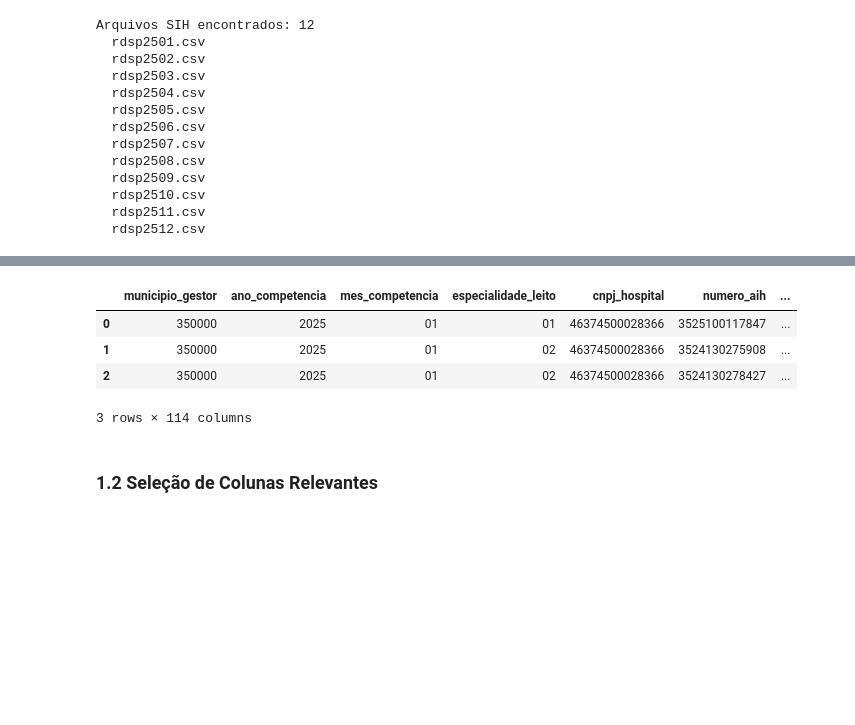
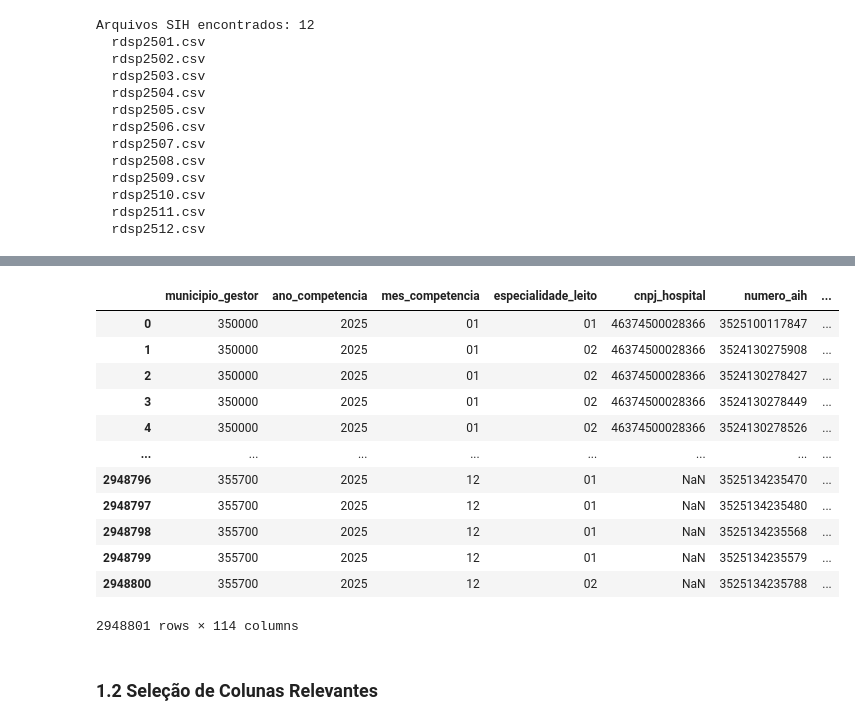
Before and after one commit to Carolina-Silva/TCC, a Jupyter notebook: notebooks/02_etl_ database_integration.ipynb, the cells around one changed output, grey strips where cells are left out. Saved outputs shown, nothing was run; the diff lists cells and outputs as text; code cells hidden in the pictures; blank space fills up the shorter version.

```diff
--- a/notebooks/02_etl_ database_integration.ipynb
+++ b/notebooks/02_etl_ database_integration.ipynb
@@ -105,12 +100,20 @@ SIH carregado: 2,948,801 registros × 114 colunas
 # %%
 # Preview do SIH após renomeação de colunas
-df_sih.head(3)
+df_sih
 # %% [output]
 |  | municipio_gestor | ano_competencia | mes_competencia | especialidade_leito | cnpj_hospital | numero_aih | ... |
 | 0 | 350000 | 2025 | 01 | 01 | 46374500028366 | 3525100117847 | ... |
 | 1 | 350000 | 2025 | 01 | 02 | 46374500028366 | 3524130275908 | ... |
 | 2 | 350000 | 2025 | 01 | 02 | 46374500028366 | 3524130278427 | ... |
+| 3 | 350000 | 2025 | 01 | 02 | 46374500028366 | 3524130278449 | ... |
+| 4 | 350000 | 2025 | 01 | 02 | 46374500028366 | 3524130278526 | ... |
+| ... | ... | ... | ... | ... | ... | ... | ... |
+| 2948796 | 355700 | 2025 | 12 | 01 | NaN | 3525134235470 | ... |
+| 2948797 | 355700 | 2025 | 12 | 01 | NaN | 3525134235480 | ... |
+| 2948798 | 355700 | 2025 | 12 | 01 | NaN | 3525134235568 | ... |
+| 2948799 | 355700 | 2025 | 12 | 01 | NaN | 3525134235579 | ... |
+| 2948800 | 355700 | 2025 | 12 | 02 | NaN | 3525134235788 | ... |
-3 rows × 114 columns
+2948801 rows × 114 columns
 # %% [markdown]
 ### 1.2 Seleção de Colunas Relevantes
 # %%
```
Also changed, not shown: parts of 4 cells of this notebook, 10 other files.
